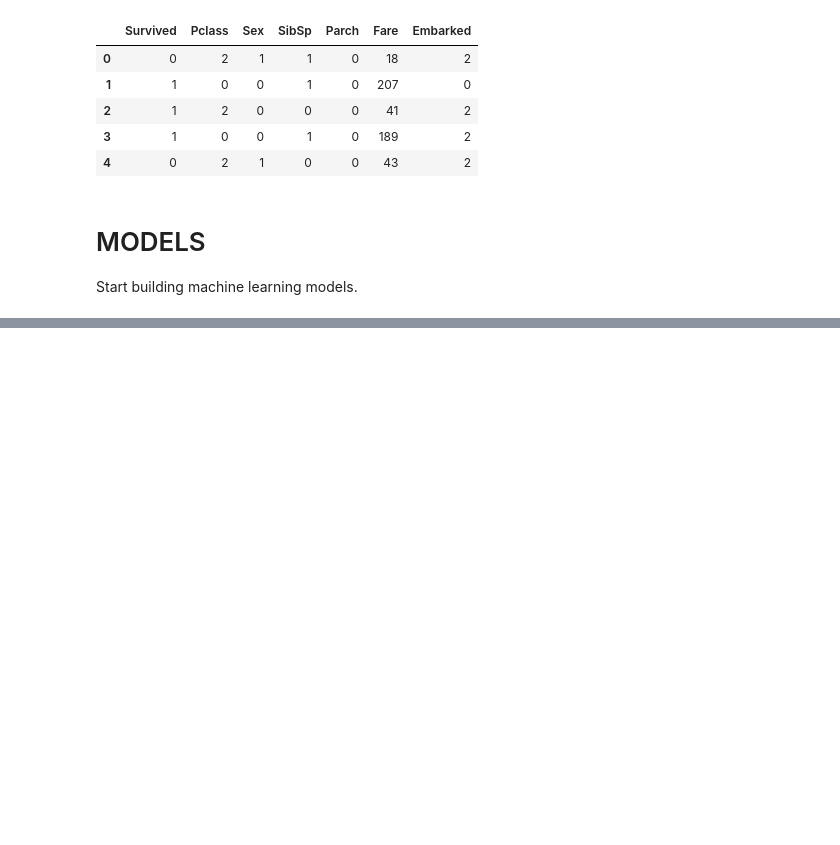
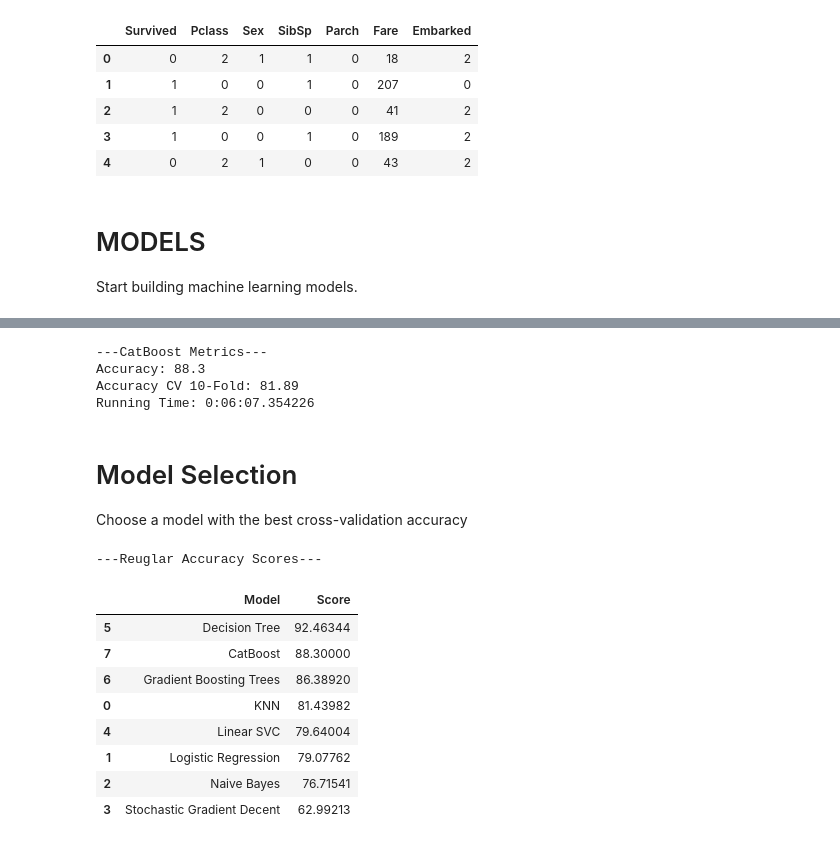
Before and after one commit to iliabadeev/kaggle-titanic-solution, a Jupyter notebook: solution.ipynb, the cells around one changed output, grey strips where cells are left out. Saved outputs shown, nothing was run; the diff lists cells and outputs as text; code cells hidden in the pictures; blank space fills up the shorter version.

Commit message:
Add models

```diff
--- a/solution.ipynb
+++ b/solution.ipynb
@@ -644,0 +793,4 @@ selected_df = df_con_enc
+# %%
+# Define the categorical features for the CatBoost model
+cat_features = np.where(X_train.dtypes != np.float)[0]
+cat_features
@@ -644,0 +799,17 @@ selected_df = df_con_enc
+# %%
+# Use the CatBoost Pool() function to pool together the training data and categorical feature labels
+train_pool = Pool(X_train,
+                  y_train,
+                  cat_features)
+# %%
+# CatBoost model definition
+catboost_model = CatBoostClassifier(iterations=1000,
+                                    custom_loss=['Accuracy'],
+                                    loss_function='Logloss')
+
+# Fit CatBoost model
+catboost_model.fit(train_pool,
+                   plot=True)
+
+# CatBoost accuracy
+acc_catboost = round(catboost_model.score(X_train, y_train) * 100, 2)
@@ -644,0 +890,43 @@ selected_df = df_con_enc
+# %%
+# Print out the CatBoost model metrics
+print("---CatBoost Metrics---")
+print("Accuracy: {}".format(acc_catboost))
+print("Accuracy CV 10-Fold: {}".format(acc_cv_catboost))
+print("Running Time: {}".format(datetime.timedelta(seconds=catboost_time)))
+# %% [output]
+---CatBoost Metrics---
+Accuracy: 88.3
+Accuracy CV 10-Fold: 81.89
+Running Time: 0:06:07.354226
+# %% [markdown]
+# Model Selection
+Choose a model with the best cross-validation accuracy
+# %%
+models = pd.DataFrame({
+    'Model': ['KNN', 'Logistic Regression', 'Naive Bayes',
+              'Stochastic Gradient Decent', 'Linear SVC',
+              'Decision Tree', 'Gradient Boosting Trees',
+              'CatBoost'],
+    'Score': [
+        acc_knn,
+        acc_log,
+        acc_gaussian,
+        acc_sgd,
+        acc_linear_svc,
+        acc_dt,
+        acc_gbt,
+        acc_catboost
+    ]})
+print("---Reuglar Accuracy Scores---")
+models.sort_values(by='Score', ascending=False)
+# %% [output]
+---Reuglar Accuracy Scores---
+|  | Model | Score |
+| 5 | Decision Tree | 92.46344 |
+| 7 | CatBoost | 88.30000 |
+| 6 | Gradient Boosting Trees | 86.38920 |
+| 0 | KNN | 81.43982 |
+| 4 | Linear SVC | 79.64004 |
+| 1 | Logistic Regression | 79.07762 |
+| 2 | Naive Bayes | 76.71541 |
+| 3 | Stochastic Gradient Decent | 62.99213 |
```
Also changed, not shown: parts of 23 cells of this notebook, 28 other files.
